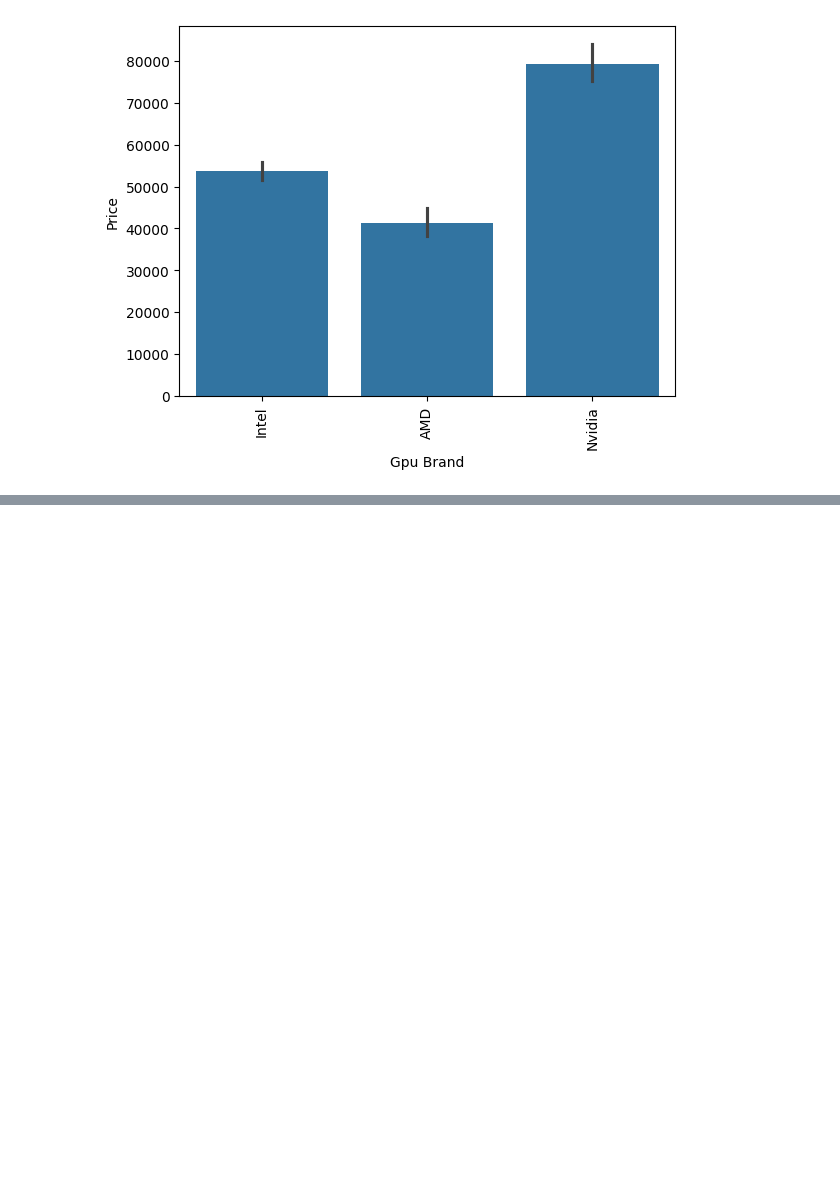
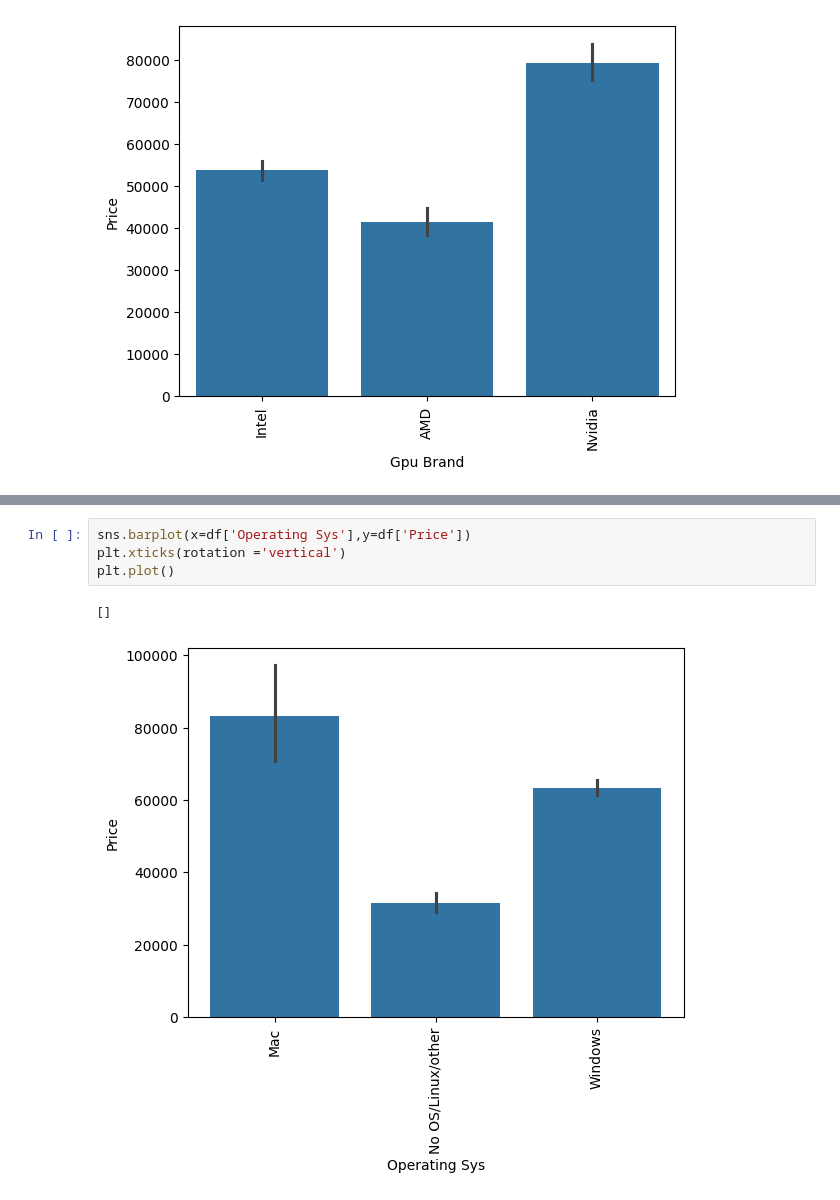
Before and after one commit to NikhilJuneja9/Laptop-Price-Predictor, a Jupyter notebook: scripts/Model_building.ipynb, the cells around one changed output, grey strips where cells are left out. Cells and saved outputs as stored; diff of their text form; blank space fills up the shorter version.

```diff
--- a/scripts/Model_building.ipynb
+++ b/scripts/Model_building.ipynb
@@ -466,0 +517,7 @@ plt.show()
+# %%
+sns.barplot(x=df['Operating Sys'],y=df['Price'])
+plt.xticks(rotation ='vertical')
+plt.plot()
+# %% [output]
+[]
+[figure, added]
```
Also changed, not shown: parts of 28 cells of this notebook, 2 other files.
